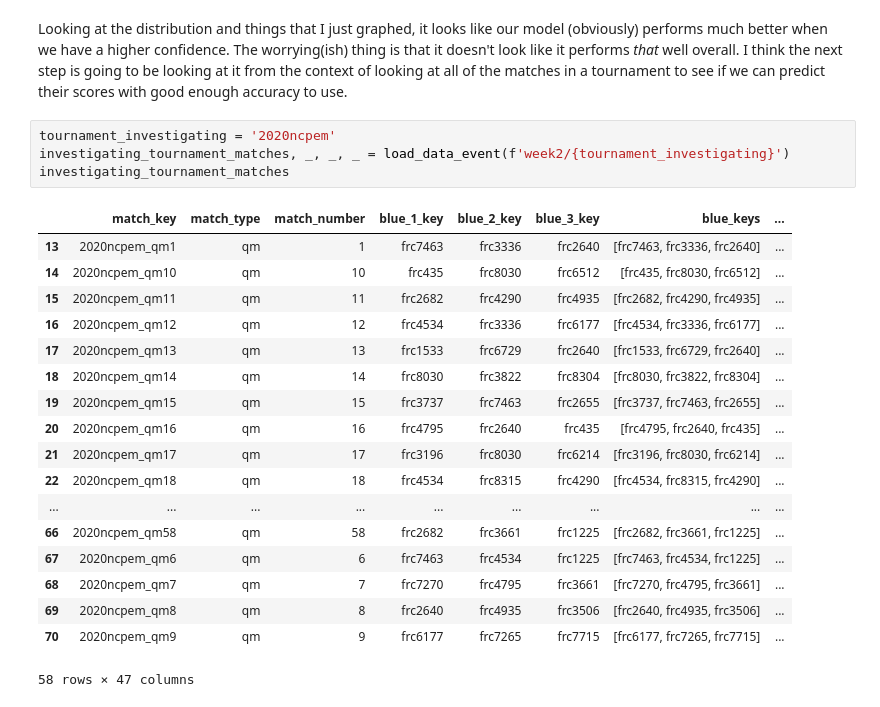
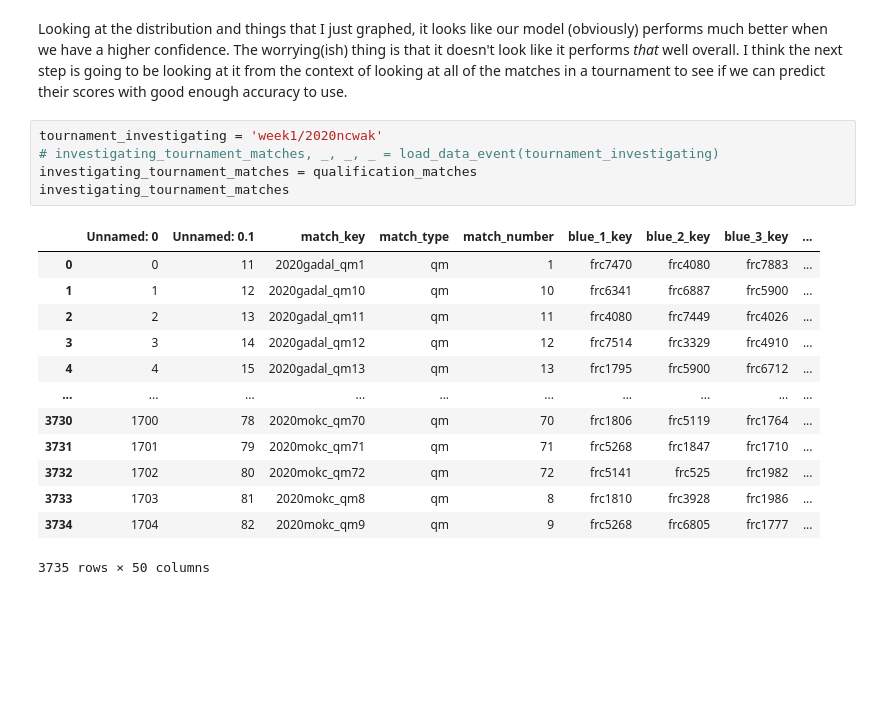
Before and after one commit to morzack/Sakurajima-Scouting, a Jupyter notebook: week-2.ipynb, the cells around one changed output. Saved outputs shown, nothing was run; the diff lists cells and outputs as text; blank space fills up the shorter version.

```diff
--- a/week-2.ipynb
+++ b/week-2.ipynb
@@ -308,28 +337,24 @@ sns.jointplot('percent_confidence', 'percent_accuracy', data=confidence_results_
 # %% [markdown]
 Looking at the distribution and things that I just graphed, it looks like our model (obviously) performs much better when we have a higher confidence. The worrying(ish) thing is that it doesn't look like it performs _that_ well overall. I think the next step is going to be looking at it from the context of looking at all of the matches in a tournament to see if we can predict their scores with good enough accuracy to use.
 # %%
-tournament_investigating = '2020ncpem'
-investigating_tournament_matches, _, _, _ = load_data_event(f'week2/{tournament_investigating}')
+tournament_investigating = 'week1/2020ncwak'
+# investigating_tournament_matches, _, _, _ = load_data_event(tournament_investigating)
+investigating_tournament_matches = qualification_matches
 investigating_tournament_matches
 # %% [output]
-|  | match_key | match_type | match_number | blue_1_key | blue_2_key | blue_3_key | blue_keys | ... |
-| 13 | 2020ncpem_qm1 | qm | 1 | frc7463 | frc3336 | frc2640 | [frc7463, frc3336, frc2640] | ... |
-| 14 | 2020ncpem_qm10 | qm | 10 | frc435 | frc8030 | frc6512 | [frc435, frc8030, frc6512] | ... |
-| 15 | 2020ncpem_qm11 | qm | 11 | frc2682 | frc4290 | frc4935 | [frc2682, frc4290, frc4935] | ... |
-| 16 | 2020ncpem_qm12 | qm | 12 | frc4534 | frc3336 | frc6177 | [frc4534, frc3336, frc6177] | ... |
-| 17 | 2020ncpem_qm13 | qm | 13 | frc1533 | frc6729 | frc2640 | [frc1533, frc6729, frc2640] | ... |
-| 18 | 2020ncpem_qm14 | qm | 14 | frc8030 | frc3822 | frc8304 | [frc8030, frc3822, frc8304] | ... |
-| 19 | 2020ncpem_qm15 | qm | 15 | frc3737 | frc7463 | frc2655 | [frc3737, frc7463, frc2655] | ... |
-| 20 | 2020ncpem_qm16 | qm | 16 | frc4795 | frc2640 | frc435 | [frc4795, frc2640, frc435] | ... |
-| 21 | 2020ncpem_qm17 | qm | 17 | frc3196 | frc8030 | frc6214 | [frc3196, frc8030, frc6214] | ... |
-| 22 | 2020ncpem_qm18 | qm | 18 | frc4534 | frc8315 | frc4290 | [frc4534, frc8315, frc4290] | ... |
-| ... | ... | ... | ... | ... | ... | ... | ... | ... |
-| 66 | 2020ncpem_qm58 | qm | 58 | frc2682 | frc3661 | frc1225 | [frc2682, frc3661, frc1225] | ... |
-| 67 | 2020ncpem_qm6 | qm | 6 | frc7463 | frc4534 | frc1225 | [frc7463, frc4534, frc1225] | ... |
-| 68 | 2020ncpem_qm7 | qm | 7 | frc7270 | frc4795 | frc3661 | [frc7270, frc4795, frc3661] | ... |
-| 69 | 2020ncpem_qm8 | qm | 8 | frc2640 | frc4935 | frc3506 | [frc2640, frc4935, frc3506] | ... |
-| 70 | 2020ncpem_qm9 | qm | 9 | frc6177 | frc7265 | frc7715 | [frc6177, frc7265, frc7715] | ... |
+|  | Unnamed: 0 | Unnamed: 0.1 | match_key | match_type | match_number | blue_1_key | blue_2_key | blue_3_key | ... |
+| 0 | 0 | 11 | 2020gadal_qm1 | qm | 1 | frc7470 | frc4080 | frc7883 | ... |
+| 1 | 1 | 12 | 2020gadal_qm10 | qm | 10 | frc6341 | frc6887 | frc5900 | ... |
+| 2 | 2 | 13 | 2020gadal_qm11 | qm | 11 | frc4080 | frc7449 | frc4026 | ... |
+| 3 | 3 | 14 | 2020gadal_qm12 | qm | 12 | frc7514 | frc3329 | frc4910 | ... |
+| 4 | 4 | 15 | 2020gadal_qm13 | qm | 13 | frc1795 | frc5900 | frc6712 | ... |
+| ... | ... | ... | ... | ... | ... | ... | ... | ... | ... |
+| 3730 | 1700 | 78 | 2020mokc_qm70 | qm | 70 | frc1806 | frc5119 | frc1764 | ... |
+| 3731 | 1701 | 79 | 2020mokc_qm71 | qm | 71 | frc5268 | frc1847 | frc1710 | ... |
+| 3732 | 1702 | 80 | 2020mokc_qm72 | qm | 72 | frc5141 | frc525 | frc1982 | ... |
+| 3733 | 1703 | 81 | 2020mokc_qm8 | qm | 8 | frc1810 | frc3928 | frc1986 | ... |
+| 3734 | 1704 | 82 | 2020mokc_qm9 | qm | 9 | frc5268 | frc6805 | frc1777 | ... |
-58 rows × 47 columns
+3735 rows × 50 columns
 # %%
 match_predictions = []
 for _, match in investigating_tournament_matches.iterrows():
```
Also changed, not shown: parts of 11 cells of this notebook, 1 other file.
